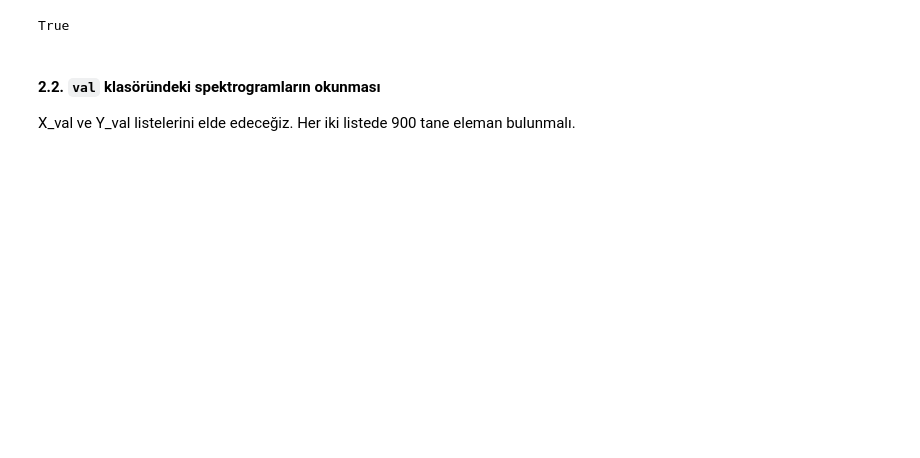
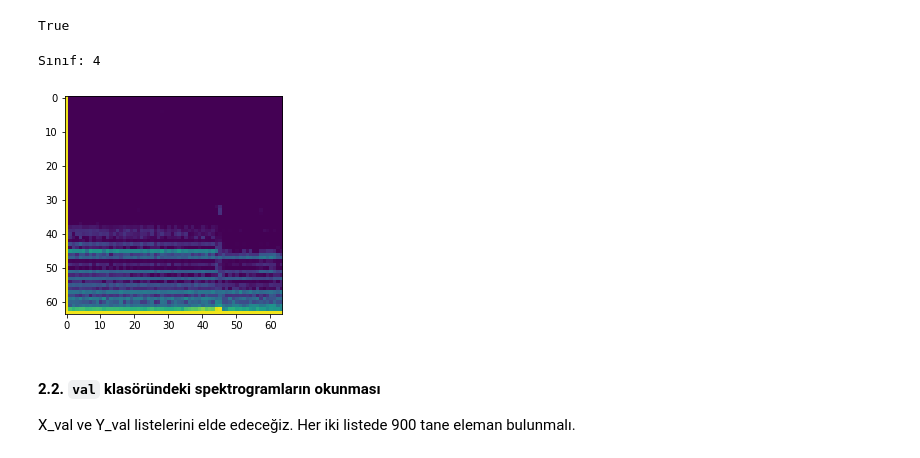
Before and after one commit to fybx/UrbanSoundsClassification, a Jupyter notebook: Model.ipynb, the cells around one changed output. Drawn from its saved outputs; the diff is of its cells as text; code cells hidden in the pictures; blank space fills up the shorter version.

```diff
--- a/Model.ipynb
+++ b/Model.ipynb
@@ -60,7 +45,7 @@ def read_spectrograms(folder_path: str):
       file = os.path.join(path, name)
       X_list.append(np.load(file))
       Y_list.append(int(file.split('-')[2][0]))
-  return X_list, Y_list
+  return np.array(X_list), np.array(Y_list)
 # %% [markdown]
 #### 2.1. `train` klasöründeki spektrogramların okunması
 
@@ -73,6 +77,12 @@ X_train, Y_train = read_spectrograms(f"{preproc_folder}train")
 len(X_train) == len(Y_train) == 6900
 # %% [output]
 True
+# %%
+plt.imshow(X_train[1200])
+print(f"Sınıf: {Y_train[1200]}")
+# %% [output]
+Sınıf: 4
+[figure, added]
 # %% [markdown]
 #### 2.2. `val` klasöründeki spektrogramların okunması
 
```
Also changed, not shown: parts of 30 cells of this notebook.
